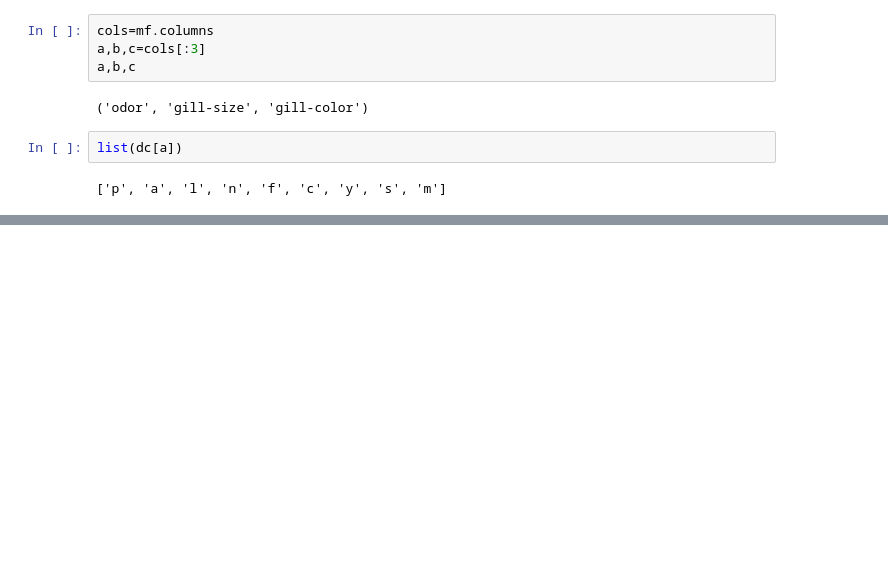
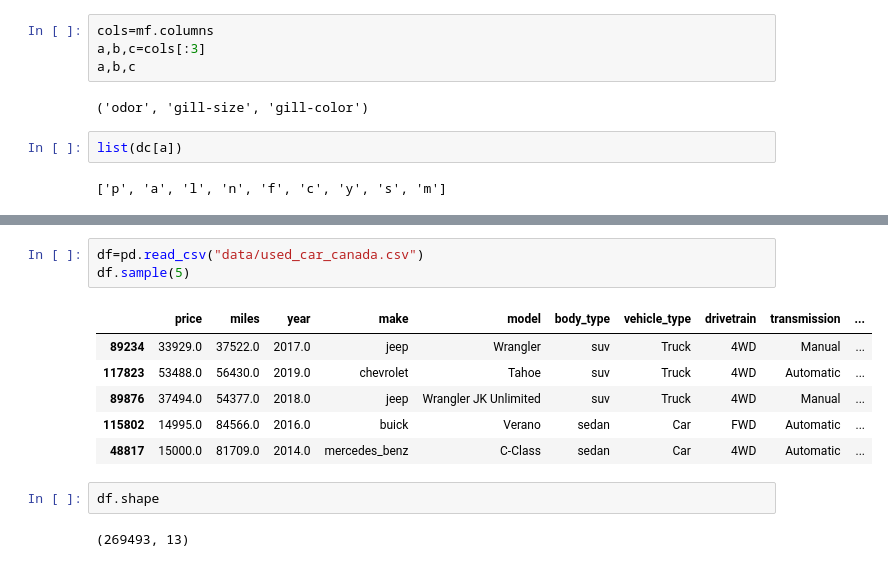
Before and after one commit to ShafaetUllah032/Streamlit_Deployment, a Jupyter notebook: NOTEBOOK/101 Cocurricular .ipynb, the cells around one changed output, grey strips where cells are left out. Cells and saved outputs as stored; diff of their text form; blank space fills up the shorter version.

```diff
--- a/NOTEBOOK/101 Cocurricular .ipynb
+++ b/NOTEBOOK/101 Cocurricular .ipynb
@@ -238,0 +253,14 @@ list(dc[a])
+# %%
+df=pd.read_csv("data/used_car_canada.csv")
+df.sample(5)
+# %% [output]
+|  | price | miles | year | make | model | body_type | vehicle_type | drivetrain | transmission | ... |
+| 89234 | 33929.0 | 37522.0 | 2017.0 | jeep | Wrangler | suv | Truck | 4WD | Manual | ... |
+| 117823 | 53488.0 | 56430.0 | 2019.0 | chevrolet | Tahoe | suv | Truck | 4WD | Automatic | ... |
+| 89876 | 37494.0 | 54377.0 | 2018.0 | jeep | Wrangler JK Unlimited | suv | Truck | 4WD | Manual | ... |
+| 115802 | 14995.0 | 84566.0 | 2016.0 | buick | Verano | sedan | Car | FWD | Automatic | ... |
+| 48817 | 15000.0 | 81709.0 | 2014.0 | mercedes_benz | C-Class | sedan | Car | 4WD | Automatic | ... |
+# %%
+df.shape
+# %% [output]
+(269493, 13)
```
Also changed, not shown: parts of 13 cells of this notebook, 5 other files.
